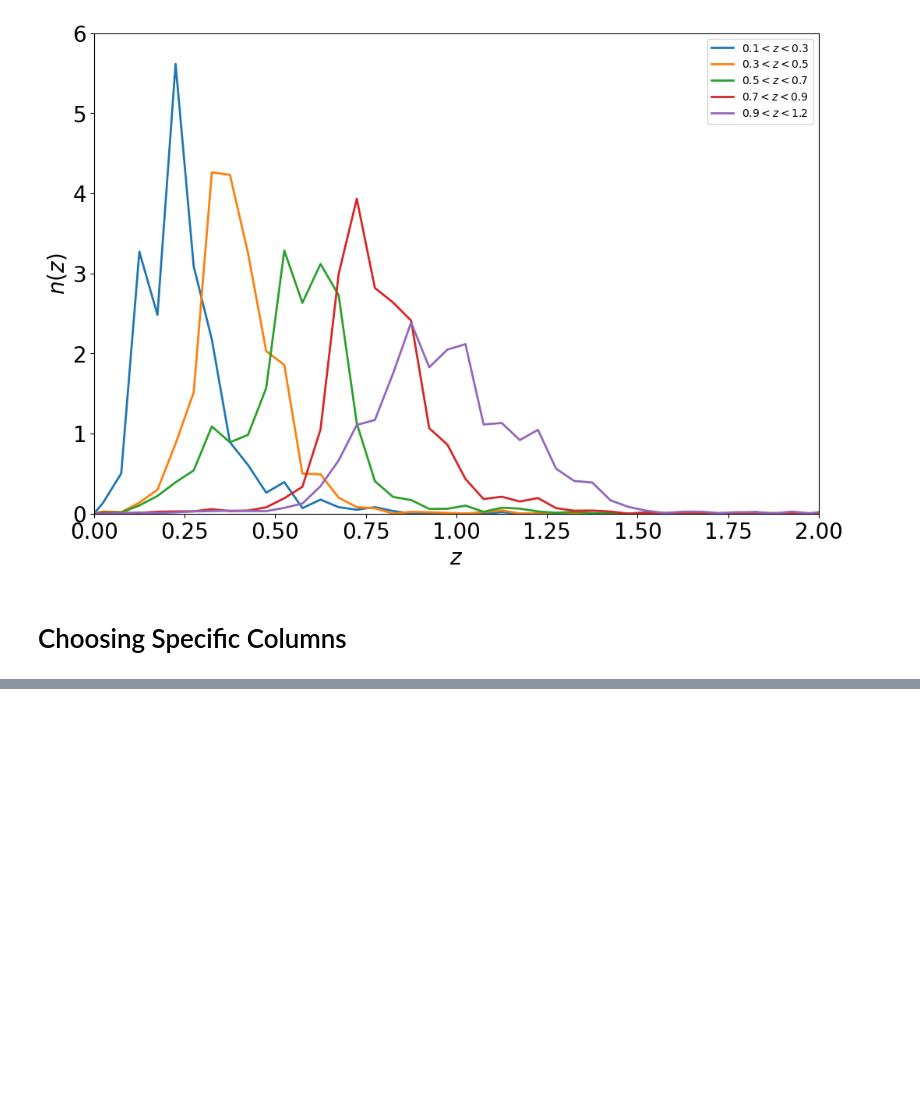
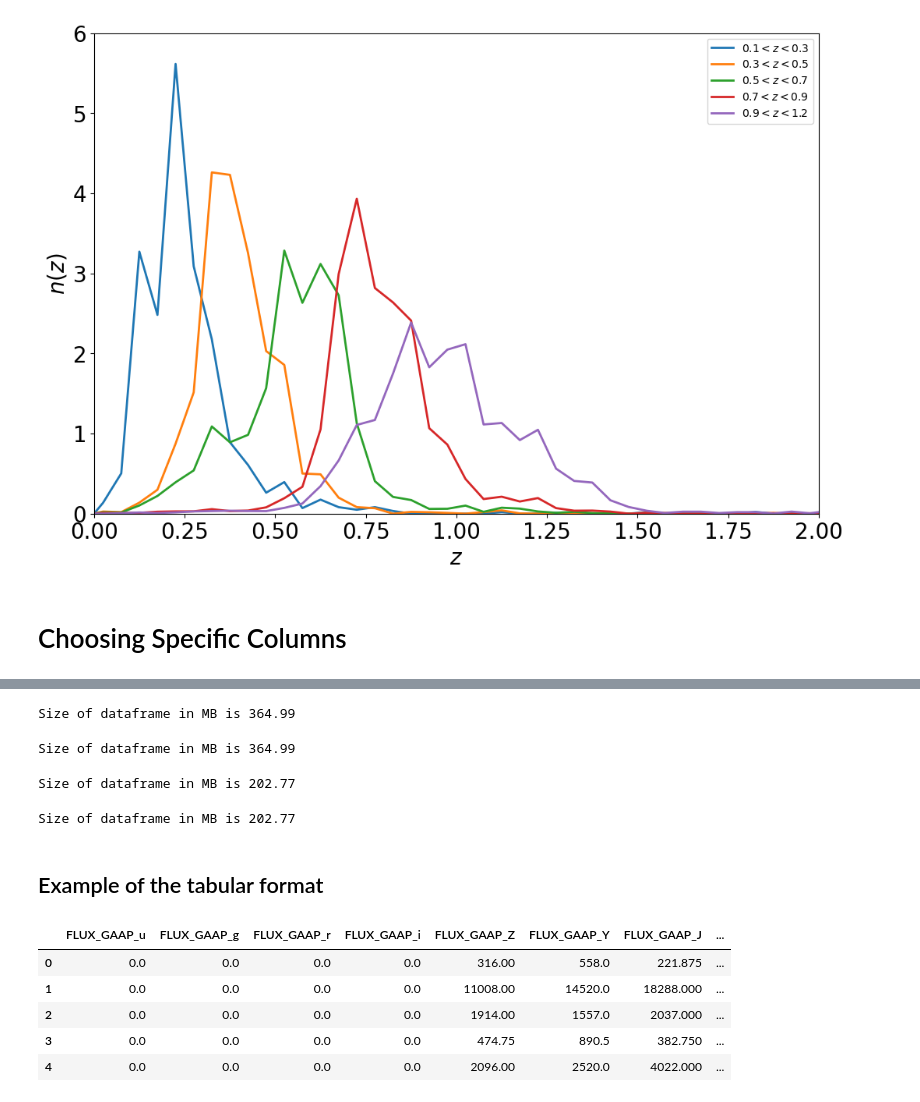
Before and after one commit to Harry45/BHM-nz, a Jupyter notebook: bhm/demo.ipynb, the cells around one changed output, grey strips where cells are left out. Saved outputs shown, nothing was run; the diff lists cells and outputs as text; code cells hidden in the pictures; blank space fills up the shorter version.

```diff
--- a/bhm/demo.ipynb
+++ b/bhm/demo.ipynb
@@ -183,0 +223,27 @@ band = ['u', 'g', 'r', 'i', 'Z', 'Y', 'J', 'H', 'Ks']
+# %%
+get_size_mb(df_mag)
+# %% [output]
+Size of dataframe in MB is 364.99
+# %%
+get_size_mb(df_mag_err)
+# %% [output]
+Size of dataframe in MB is 364.99
+# %%
+get_size_mb(df_bpz)
+# %% [output]
+Size of dataframe in MB is 202.77
+# %%
+get_size_mb(df_meta)
+# %% [output]
+Size of dataframe in MB is 202.77
+# %% [markdown]
+## Example of the tabular format
+# %%
+df_flux.head()
+# %% [output]
+|  | FLUX_GAAP_u | FLUX_GAAP_g | FLUX_GAAP_r | FLUX_GAAP_i | FLUX_GAAP_Z | FLUX_GAAP_Y | FLUX_GAAP_J | ... |
+| 0 | 0.0 | 0.0 | 0.0 | 0.0 | 316.00 | 558.0 | 221.875 | ... |
+| 1 | 0.0 | 0.0 | 0.0 | 0.0 | 11008.00 | 14520.0 | 18288.000 | ... |
+| 2 | 0.0 | 0.0 | 0.0 | 0.0 | 1914.00 | 1557.0 | 2037.000 | ... |
+| 3 | 0.0 | 0.0 | 0.0 | 0.0 | 474.75 | 890.5 | 382.750 | ... |
+| 4 | 0.0 | 0.0 | 0.0 | 0.0 | 2096.00 | 2520.0 | 4022.000 | ... |
```
Also changed, not shown: parts of 25 cells of this notebook.
